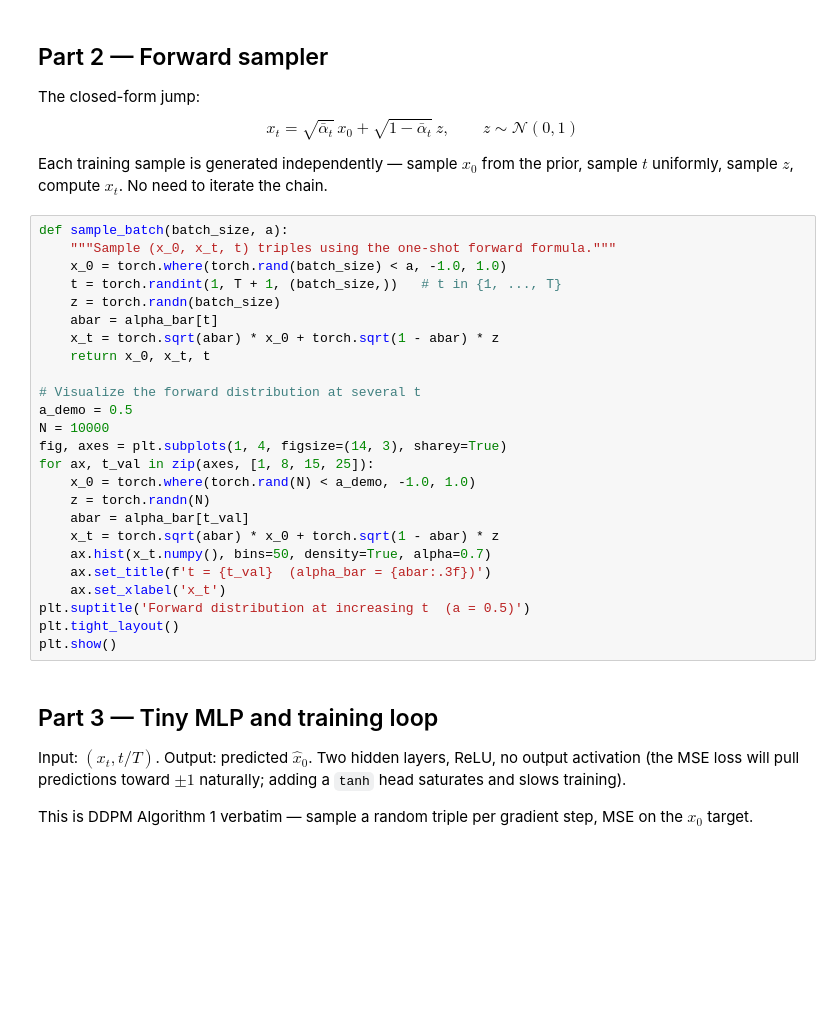
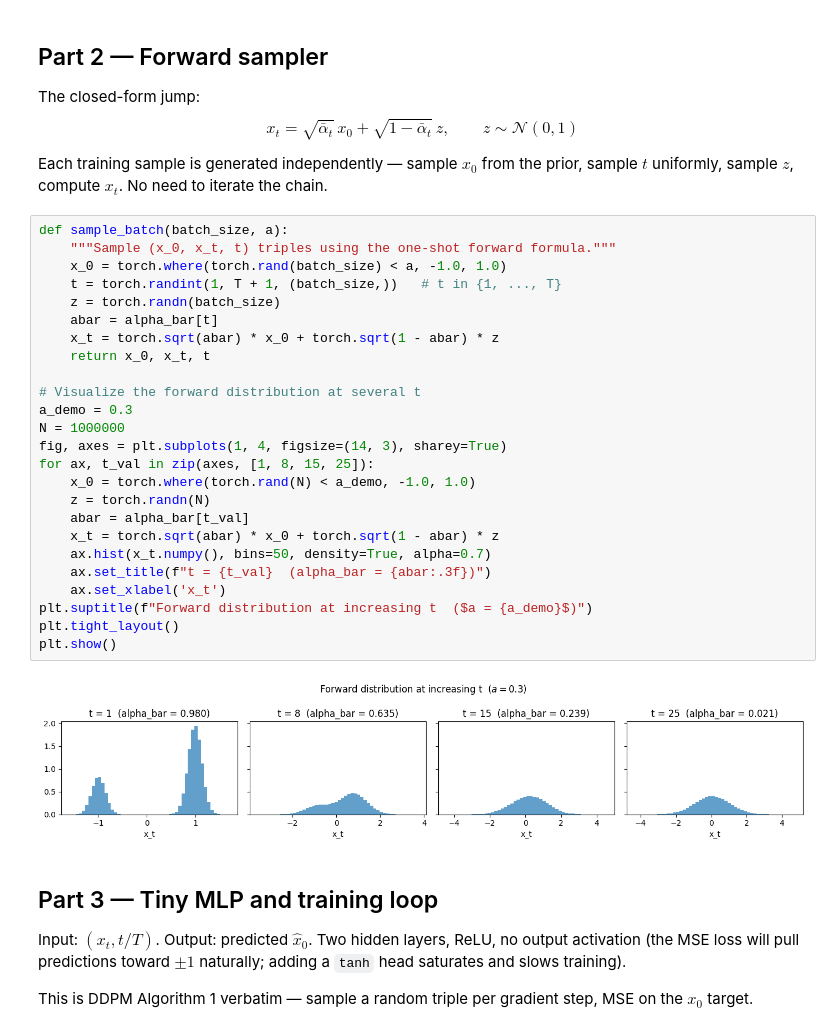
Before and after one commit to AET-CS/aet-cs.github.io, a Jupyter notebook: white/2025/ML/notebooks/two_point_diffusion.ipynb, the cells around one changed output. Drawn from its saved outputs; the diff is of its cells as text; blank space fills up the shorter version.

```diff
--- a/white/2025/ML/notebooks/two_point_diffusion.ipynb
+++ b/white/2025/ML/notebooks/two_point_diffusion.ipynb
@@ -48,28 +53,30 @@ Each training sample is generated independently — sample $x_0$ from the prior,
 # %%
 def sample_batch(batch_size, a):
     """Sample (x_0, x_t, t) triples using the one-shot forward formula."""
     x_0 = torch.where(torch.rand(batch_size) < a, -1.0, 1.0)
     t = torch.randint(1, T + 1, (batch_size,))   # t in {1, ..., T}
     z = torch.randn(batch_size)
     abar = alpha_bar[t]
     x_t = torch.sqrt(abar) * x_0 + torch.sqrt(1 - abar) * z
     return x_0, x_t, t
 
 # Visualize the forward distribution at several t
-a_demo = 0.5
-N = 10000
+a_demo = 0.3
+N = 1000000
 fig, axes = plt.subplots(1, 4, figsize=(14, 3), sharey=True)
 for ax, t_val in zip(axes, [1, 8, 15, 25]):
     x_0 = torch.where(torch.rand(N) < a_demo, -1.0, 1.0)
     z = torch.randn(N)
     abar = alpha_bar[t_val]
     x_t = torch.sqrt(abar) * x_0 + torch.sqrt(1 - abar) * z
     ax.hist(x_t.numpy(), bins=50, density=True, alpha=0.7)
-    ax.set_title(f't = {t_val}  (alpha_bar = {abar:.3f})')
+    ax.set_title(f"t = {t_val}  (alpha_bar = {abar:.3f})")
     ax.set_xlabel('x_t')
-plt.suptitle('Forward distribution at increasing t  (a = 0.5)')
+plt.suptitle(f"Forward distribution at increasing t  ($a = {a_demo}$)")
 plt.tight_layout()
 plt.show()
+# %% [output]
+[figure, added]
 # %% [markdown]
 ## Part 3 — Tiny MLP and training loop
 
```
Also changed, not shown: parts of 5 cells of this notebook, 3 other files.
